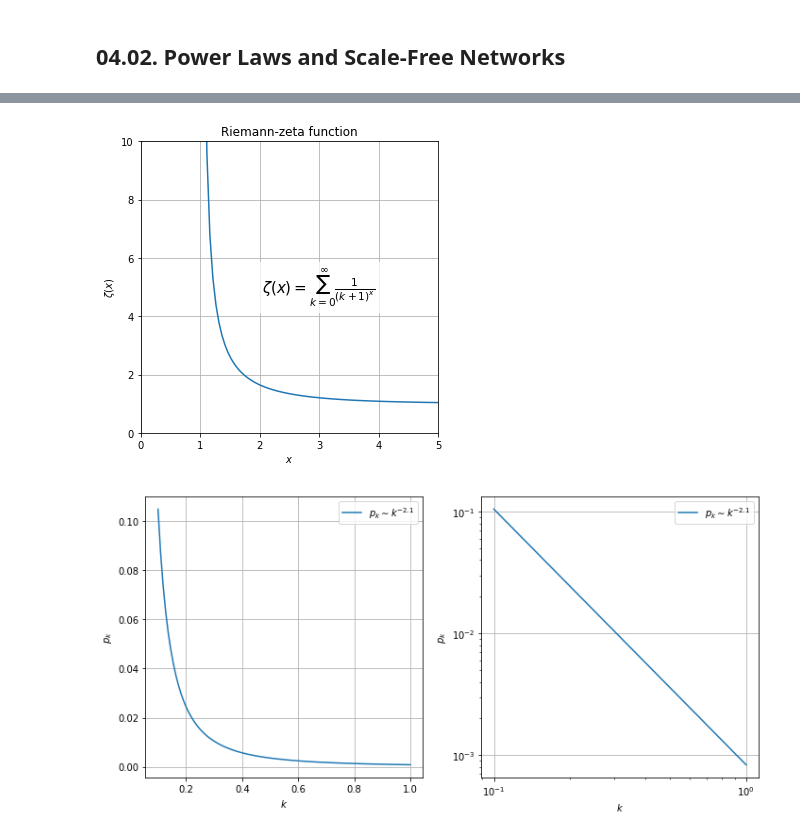
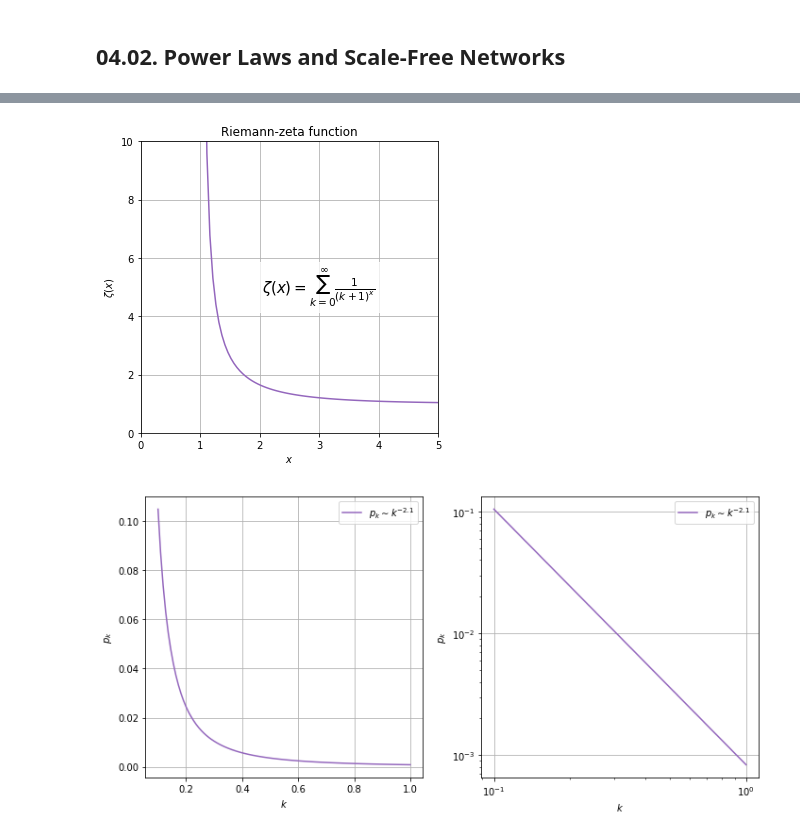
Before and after one commit to shumez/NetworkScience, a Jupyter notebook: NetworkScience/04/code.ipynb, the cells around one changed output, grey strips where cells are left out. Drawn from its saved outputs; the diff is of its cells as text; code cells hidden in the pictures.

```diff
--- a/NetworkScience/04/code.ipynb
+++ b/NetworkScience/04/code.ipynb
@@ -34,5 +34,14 @@ ipython\t\t{}
 networkx\t{}"""
     .format(dt.year, dt.month, dt.day, dt.hour, dt.minute, dt.second, np.__version__, scipy.__version__, pd.__version__, matplotlib.__version__, IPython.__version__, nx.__version__))
 
-color = ['#1f77b4', '#ff7f0e', '#2ca02c', '#d62728', '#9467bd', '#8c564b', '#e377c2', '#7f7f7f', '#bcbd22', '#17becf']
+c = {'b': '#1f77b4',
+     'o': '#ff7f0e',
+     'g': '#2ca02c',
+     'r': '#d62728',
+     'v': '#9467bd',
+     'br': '#8c564b',
+     'p': '#e377c2',
+     'gr': '#7f7f7f',
+     'y': '#bcbd22',
+     'c': '#17becf'}
 # %% [output]
@@ -91,59 +120,63 @@ plt.show()
 # %%
 from scipy.special import zeta
 
-xmax = 5
-ymax = 10
+xmax, ymax = 5, 10
 
 x = np.linspace(0, xmax, 100)
 zetas = zeta(x)
 
 fig, ax = plt.subplots(figsize=(5,5))
-ax.plot(x, zetas)
 
-ax.set_title('Riemann-zeta function')
-ax.set_xlabel(r'$x$')
-ax.set_ylabel(r'$\zeta(x)$')
+ax.plot(x, zetas, c=c[4])
+
 ax.text(xmax/2+1/2, ymax/2,
         r'$\zeta(x) = \sum_{k=0}^\infty{\frac{1}{(k+1)^x}}$',
         fontsize=15, ha='center', va='center',
         bbox=dict(fc='white', ec='white', alpha=0.75))
+
 # ax.legend(loc='best')
-ax.set_xlim(0, xmax)
-ax.set_ylim(0, ymax)
+ax.set(title='Riemann-zeta function',
+       xlabel=r'$x$',
+       ylabel=r'$\zeta(x)$',
+       xlim=(0, xmax),
+       ylim=(0, ymax)
+      )
 ax.grid(True)
 
 plt.tight_layout()
-plt.savefig('fig/fig_Riemann-zeta.png')
+# plt.savefig('fig/fig_Riemann-zeta.png')
 plt.show()
 # %% [output]
-[figure, old version]
+[figure, new version]
 # %%
 gamma = -2.1
 def scale_free_pk(k, gamma):
     return k**(gamma) /1200
 
 ks = np.linspace(0.1, 1, 100)
 ps = scale_free_pk(ks, gamma)
 
 fig, ax = plt.subplots(figsize=(10, 5), ncols=2, nrows=1)
-ax[0].plot(ks, ps, label=r'$p_k \sim k^{-2.1}$')
-ax[0].set_xlabel(r'$k$')
-ax[0].set_ylabel(r'$p_k$')
+ax[0].plot(ks, ps, label=r'$p_k \sim k^{-2.1}$', c=c[4])
+ax[0].set(xlabel=r'$k$',
+          ylabel=r'$p_k$'
+         )
 ax[0].grid(True)
 ax[0].legend(loc='best')
 
-ax[1].plot(ks, ps, label=r'$p_k \sim k^{-2.1}$')
-ax[1].set_xlabel(r'$k$')
-ax[1].set_ylabel(r'$p_k$')
-ax[1].set_xscale('log')
-ax[1].set_yscale('log')
+ax[1].plot(ks, ps, label=r'$p_k \sim k^{-2.1}$', c=c[4])
+ax[1].set(xlabel=r'$k$',
+          ylabel=r'$p_k$',
+          xscale='log',
+          yscale='log'
+         )
 ax[1].grid(True)
 ax[1].legend(loc='best')
 
 plt.tight_layout()
 plt.show()
 # %% [output]
-[figure, old version]
+[figure, new version]
 # %%
 def random_network(N):
     return np.log(N)
```
Also changed, not shown: parts of 5 cells of this notebook.
